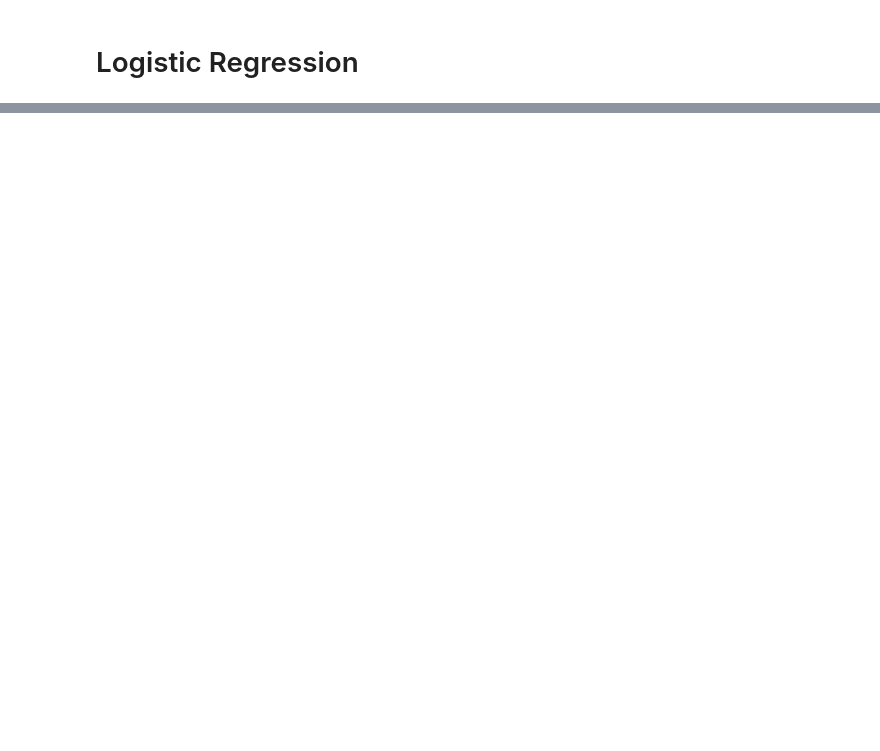
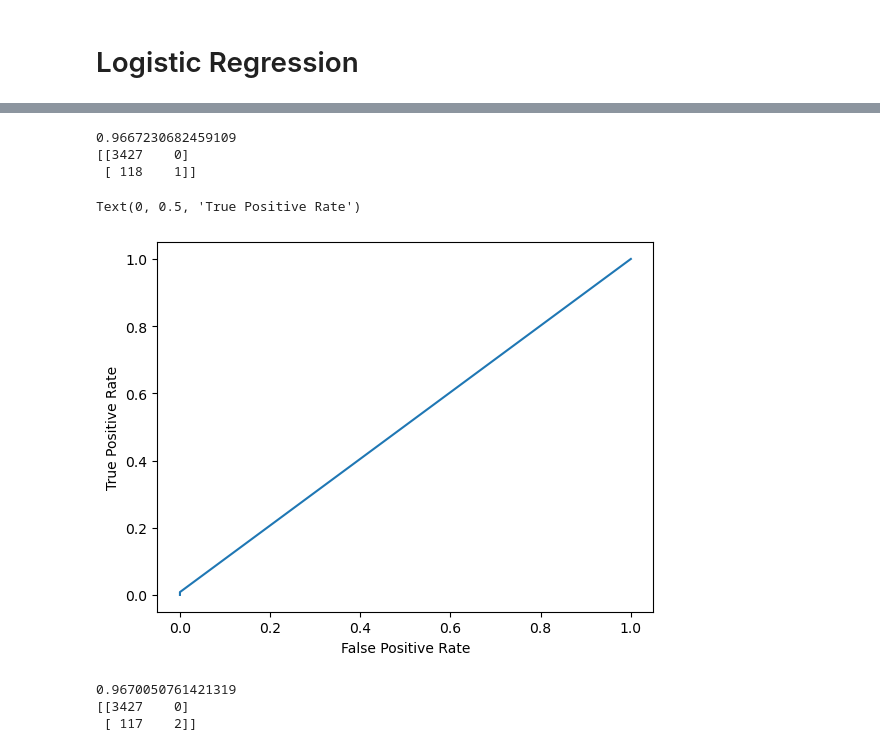
Before and after one commit to Jagodno/Pre-selection-Assignment, a Jupyter notebook: jupyter_notebooks/logistic_regression.ipynb, the cells around one changed output, grey strips where cells are left out. Cells and saved outputs as stored; diff of their text form; code cells hidden in the pictures; blank space fills up the shorter version.

Commit message:
ml ideas testing

```diff
--- a/jupyter_notebooks/logistic_regression.ipynb
+++ b/jupyter_notebooks/logistic_regression.ipynb
@@ -13,0 +16,4 @@ ModuleNotFoundError: No module named 'statsmodels'
+# %%
+# preprocessed data
+train_data = preprocess_data(data_cleaner(get_dataFrame_withShortCols('development_sample.csv')))
+val_data = preprocess_data(data_cleaner(get_dataFrame_withShortCols('testing_sample.csv')))
@@ -13,0 +94,36 @@ ModuleNotFoundError: No module named 'statsmodels'
+# %%
+vechicle_credit_data = train_data.drop(['loan_purpose_2_0', 'loan_purpose_2_1', 'loan_purpose_3.0'], axis=1)
+vechicle_credit_data_val = val_data.drop(['loan_purpose_2_0', 'loan_purpose_2_1', 'loan_purpose_3.0'], axis=1)
+# %%
+X_train = vechicle_credit_data.drop(columns=['Default indicator', '_r_', 'Application date'])
+y_train = vechicle_credit_data['Default indicator']
+
+X_val = vechicle_credit_data_val.drop(columns=['Default indicator', '_r_', 'Application date'])
+y_val = vechicle_credit_data_val['Default indicator']
+
+scaler = StandardScaler()
+X_train_scaled = scaler.fit_transform(X_train)
+X_val_scaled = scaler.transform(X_val)
+
+model = LogisticRegression(max_iter=1000)
+model.fit(X_train_scaled, y_train)
+
+y_pred = model.predict(X_val_scaled)
+
+accuracy = accuracy_score(y_val, y_pred)
+print(accuracy)
+
+conf_matrix = confusion_matrix(y_val, y_pred)
+print(conf_matrix)
+# %% [output]
+0.9667230682459109
+[[3427    0]
+ [ 118    1]]
+# %%
+fpr, tpr, thresholds = roc_curve(y_val, y_pred)
+plt.plot(fpr, tpr)
+plt.xlabel('False Positive Rate')
+plt.ylabel('True Positive Rate')
+# %% [output]
+Text(0, 0.5, 'True Positive Rate')
+[figure, added]
@@ -13,0 +133,25 @@ ModuleNotFoundError: No module named 'statsmodels'
+# %%
+X_train = property_credit_data.drop(columns=['Default indicator', '_r_', 'Application date'])
+y_train = property_credit_data['Default indicator']
+
+X_val = property_credit_data_val.drop(columns=['Default indicator', '_r_', 'Application date'])
+y_val = property_credit_data_val['Default indicator']
+
+scaler = StandardScaler()
+X_train_scaled = scaler.fit_transform(X_train)
+X_val_scaled = scaler.transform(X_val)
+
+model = LogisticRegression(max_iter=1000)
+model.fit(X_train_scaled, y_train)
+
+y_pred = model.predict(X_val_scaled)
+
+accuracy = accuracy_score(y_val, y_pred)
+print(accuracy)
+
+conf_matrix = confusion_matrix(y_val, y_pred)
+print(conf_matrix)
+# %% [output]
+0.9670050761421319
+[[3427    0]
+ [ 117    2]]
```
Also changed, not shown: parts of 27 cells of this notebook, 2 other files.
